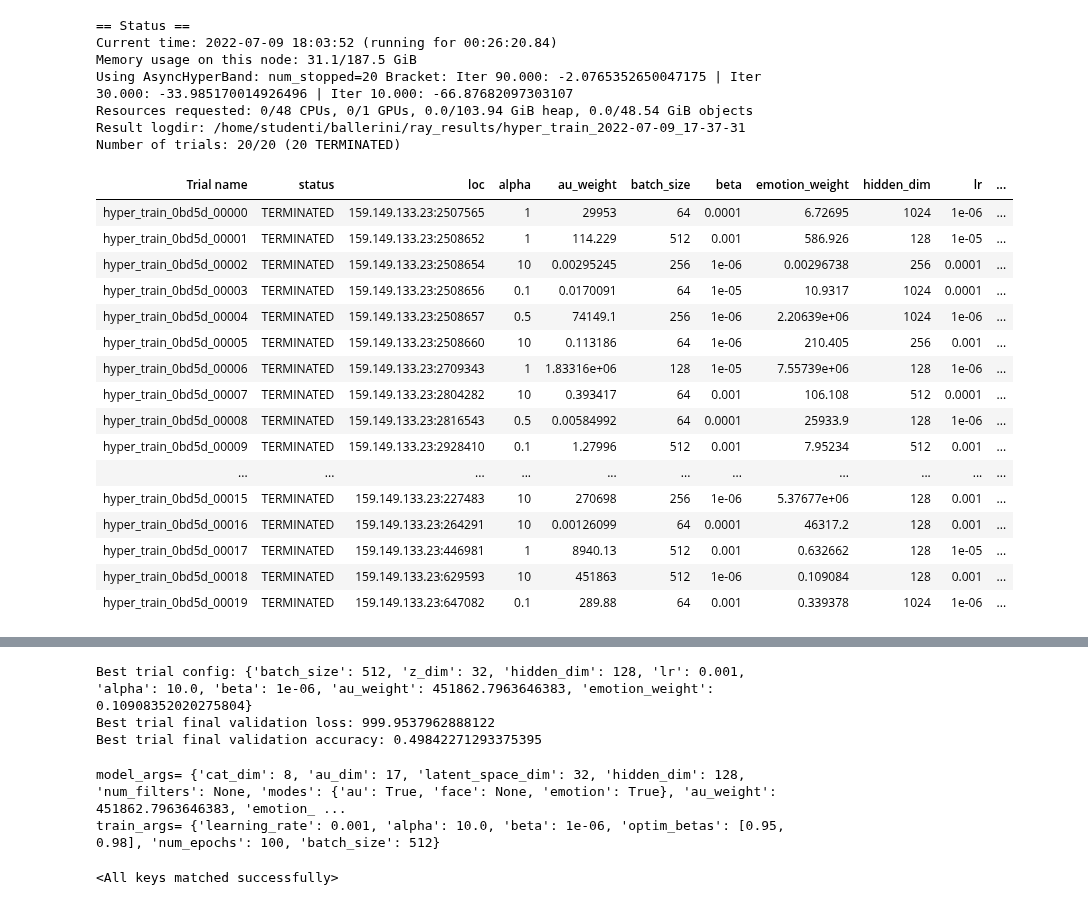
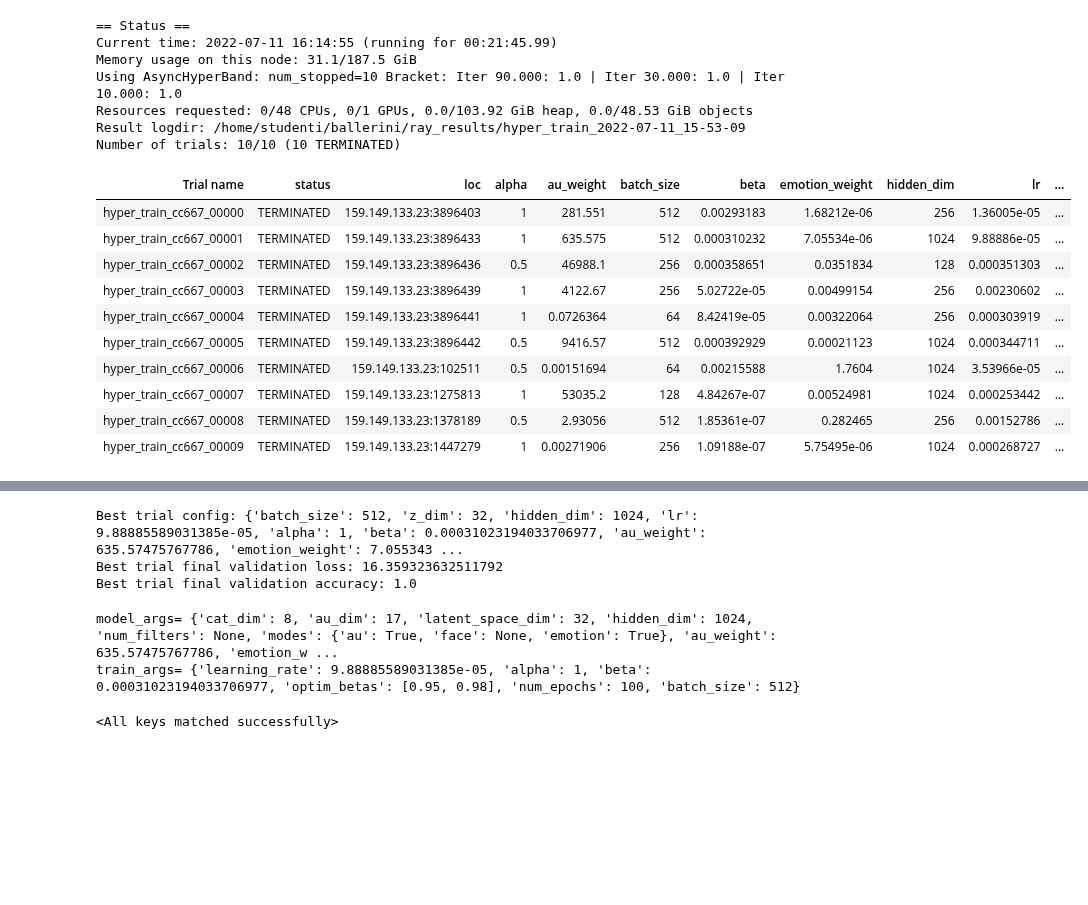
Before and after one commit to Ale-Ba2lero/Multimodal-Emotion-Analysis, a Jupyter notebook: src/mvae_torch/HyperparamTuning.ipynb, the cells around one changed output, grey strips where cells are left out. Saved outputs shown, nothing was run; the diff lists cells and outputs as text; code cells hidden in the pictures; blank space fills up the shorter version.

Commit message:
Model tuning

```diff
--- a/src/mvae_torch/HyperparamTuning.ipynb
+++ b/src/mvae_torch/HyperparamTuning.ipynb
@@ -26,7 +26,7 @@ num_workers=32
 
 max_num_epochs=100
 num_epochs=100
-num_samples=20
+num_samples=10
 betas=[0.95, 0.98]
 data_dir = '/home/studenti/ballerini/Multimodal_RSA/src/util/au-emo_2.csv'
 checkpoint_dir='./tuning'
@@ -38,11 +38,11 @@ config = {
     'batch_size':tune.choice([64, 128, 256, 512]),
     'z_dim':tune.choice([25, 32, 50, 64]),
     'hidden_dim':tune.choice([128, 256, 512, 1024]),
-    'lr': tune.choice([1e-3, 1e-4, 1e-5, 1e-6]),
-    'alpha': tune.choice([1e1, 1, 5e-1, 1e-1]),
-    'beta': tune.choice([1e-3, 1e-4, 1e-5, 1e-6, 1e-7]),
-    'au_weight':tune.loguniform(1e-3, 1e7),
-    'emotion_weight':tune.loguniform(1e-3, 1e7),
+    'lr': tune.loguniform(1e-5, 1e-2),
+    'alpha': tune.choice([1, 5e-1]),
+    'beta': tune.loguniform(1e-7, 1e-2),
+    'au_weight':tune.loguniform(1e-3, 1e5),
+    'emotion_weight':tune.loguniform(1e-6, 1e2),
 }
 # %%
 def hyper_train(config, data_dir, num_epochs, use_cuda=True, checkpoint_dir=None):
@@ -220,54 +219,48 @@ def hyper_train(config, data_dir, num_epochs, use_cuda=True, checkpoint_dir=None
     print("Finished Training")
 # %%
 scheduler = ASHAScheduler(
-    metric="loss",
-    mode="min",
+    metric="accuracy",
+    mode="max",
     max_t=max_num_epochs,
     grace_period=10,
     reduction_factor=3)
 
 reporter = JupyterNotebookReporter(
     True,
-    metric_columns=["accuracy","loss","training_iteration"])
+    metric_columns=["accuracy","training_iteration"])
 
 result = tune.run(
         partial(hyper_train,
                 data_dir=data_dir,
                 num_epochs=num_epochs,
                 checkpoint_dir=checkpoint_dir),
         resources_per_trial={"cpu": 8, "gpu": 0.1},
         config=config,
         num_samples=num_samples,
         scheduler=scheduler,
         progress_reporter=reporter)
 
 best_trial = result.get_best_trial("accuracy", "max", "last")
 
 print("Best trial config: {}".format(best_trial.config))
 print("Best trial final validation loss: {}".format(best_trial.last_result["loss"]))
 print("Best trial final validation accuracy: {}".format(best_trial.last_result["accuracy"]))
 # %% [output]
 == Status ==
-Current time: 2022-07-09 18:03:52 (running for 00:26:20.84)
+Current time: 2022-07-11 16:14:55 (running for 00:21:45.99)
 Memory usage on this node: 31.1/187.5 GiB
-Using AsyncHyperBand: num_stopped=20 Bracket: Iter 90.000: -2.0765352650047175 | Iter 30.000: -33.985170014926496 | Iter 10.000: -66.87682097303107
-Resources requested: 0/48 CPUs, 0/1 GPUs, 0.0/103.94 GiB heap, 0.0/48.54 GiB objects
-Result logdir: /home/studenti/ballerini/ray_results/hyper_train_2022-07-09_17-37-31
-Number of trials: 20/20 (20 TERMINATED)
+Using AsyncHyperBand: num_stopped=10 Bracket: Iter 90.000: 1.0 | Iter 30.000: 1.0 | Iter 10.000: 1.0
+Resources requested: 0/48 CPUs, 0/1 GPUs, 0.0/103.92 GiB heap, 0.0/48.53 GiB objects
+Result logdir: /home/studenti/ballerini/ray_results/hyper_train_2022-07-11_15-53-09
+Number of trials: 10/10 (10 TERMINATED)
 | Trial name | status | loc | alpha | au_weight | batch_size | beta | emotion_weight | hidden_dim | lr | ... |
-| hyper_train_0bd5d_00000 | TERMINATED | 159.149.133.23:2507565 | 1 | 29953 | 64 | 0.0001 | 6.72695 | 1024 | 1e-06 | ... |
-| hyper_train_0bd5d_00001 | TERMINATED | 159.149.133.23:2508652 | 1 | 114.229 | 512 | 0.001 | 586.926 | 128 | 1e-05 | ... |
-| hyper_train_0bd5d_00002 | TERMINATED | 159.149.133.23:2508654 | 10 | 0.00295245 | 256 | 1e-06 | 0.00296738 | 256 | 0.0001 | ... |
-| hyper_train_0bd5d_00003 | TERMINATED | 159.149.133.23:2508656 | 0.1 | 0.0170091 | 64 | 1e-05 | 10.9317 | 1024 | 0.0001 | ... |
-| hyper_train_0bd5d_00004 | TERMINATED | 159.149.133.23:2508657 | 0.5 | 74149.1 | 256 | 1e-06 | 2.20639e+06 | 1024 | 1e-06 | ... |
-| hyper_train_0bd5d_00005 | TERMINATED | 159.149.133.23:2508660 | 10 | 0.113186 | 64 | 1e-06 | 210.405 | 256 | 0.001 | ... |
-| hyper_train_0bd5d_00006 | TERMINATED | 159.149.133.23:2709343 | 1 | 1.83316e+06 | 128 | 1e-05 | 7.55739e+06 | 128 | 1e-06 | ... |
-| hyper_train_0bd5d_00007 | TERMINATED | 159.149.133.23:2804282 | 10 | 0.393417 | 64 | 0.001 | 106.108 | 512 | 0.0001 | ... |
-| hyper_train_0bd5d_00008 | TERMINATED | 159.149.133.23:2816543 | 0.5 | 0.00584992 | 64 | 0.0001 | 25933.9 | 128 | 1e-06 | ... |
-| hyper_train_0bd5d_00009 | TERMINATED | 159.149.133.23:2928410 | 0.1 | 1.27996 | 512 | 0.001 | 7.95234 | 512 | 0.001 | ... |
-| ... | ... | ... | ... | ... | ... | ... | ... | ... | ... | ... |
-| hyper_train_0bd5d_00015 | TERMINATED | 159.149.133.23:227483 | 10 | 270698 | 256 | 1e-06 | 5.37677e+06 | 128 | 0.001 | ... |
-| hyper_train_0bd5d_00016 | TERMINATED | 159.149.133.23:264291 | 10 | 0.00126099 | 64 | 0.0001 | 46317.2 | 128 | 0.001 | ... |
-| hyper_train_0bd5d_00017 | TERMINATED | 159.149.133.23:446981 | 1 | 8940.13 | 512 | 0.001 | 0.632662 | 128 | 1e-05 | ... |
-| hyper_train_0bd5d_00018 | TERMINATED | 159.149.133.23:629593 | 10 | 451863 | 512 | 1e-06 | 0.109084 | 128 | 0.001 | ... |
-| hyper_train_0bd5d_00019 | TERMINATED | 159.149.133.23:647082 | 0.1 | 289.88 | 64 | 0.001 | 0.339378 | 1024 | 1e-06 | ... |
+| hyper_train_cc667_00000 | TERMINATED | 159.149.133.23:3896403 | 1 | 281.551 | 512 | 0.00293183 | 1.68212e-06 | 256 | 1.36005e-05 | ... |
+| hyper_train_cc667_00001 | TERMINATED | 159.149.133.23:3896433 | 1 | 635.575 | 512 | 0.000310232 | 7.05534e-06 | 1024 | 9.88886e-05 | ... |
+| hyper_train_cc667_00002 | TERMINATED | 159.149.133.23:3896436 | 0.5 | 46988.1 | 256 | 0.000358651 | 0.0351834 | 128 | 0.000351303 | ... |
+| hyper_train_cc667_00003 | TERMINATED | 159.149.133.23:3896439 | 1 | 4122.67 | 256 | 5.02722e-05 | 0.00499154 | 256 | 0.00230602 | ... |
+| hyper_train_cc667_00004 | TERMINATED | 159.149.133.23:3896441 | 1 | 0.0726364 | 64 | 8.42419e-05 | 0.00322064 | 256 | 0.000303919 | ... |
+| hyper_train_cc667_00005 | TERMINATED | 159.149.133.23:3896442 | 0.5 | 9416.57 | 512 | 0.000392929 | 0.00021123 | 1024 | 0.000344711 | ... |
+| hyper_train_cc667_00006 | TERMINATED | 159.149.133.23:102511 | 0.5 | 0.00151694 | 64 | 0.00215588 | 1.7604 | 1024 | 3.53966e-05 | ... |
+| hyper_train_cc667_00007 | TERMINATED | 159.149.133.23:1275813 | 1 | 53035.2 | 128 | 4.84267e-07 | 0.00524981 | 1024 | 0.000253442 | ... |
+| hyper_train_cc667_00008 | TERMINATED | 159.149.133.23:1378189 | 0.5 | 2.93056 | 512 | 1.85361e-07 | 0.282465 | 256 | 0.00152786 | ... |
+| hyper_train_cc667_00009 | TERMINATED | 159.149.133.23:1447279 | 1 | 0.00271906 | 256 | 1.09188e-07 | 5.75495e-06 | 1024 | 0.000268727 | ... |
@@ -275,6 +268,6 @@ Number of trials: 20/20 (20 TERMINATED)
-Best trial config: {'batch_size': 512, 'z_dim': 32, 'hidden_dim': 128, 'lr': 0.001, 'alpha': 10.0, 'beta': 1e-06, 'au_weight': 451862.7963646383, 'emotion_weight': 0.10908352020275804}
-Best trial final validation loss: 999.9537962888122
-Best trial final validation accuracy: 0.49842271293375395
+Best trial config: {'batch_size': 512, 'z_dim': 32, 'hidden_dim': 1024, 'lr': 9.88885589031385e-05, 'alpha': 1, 'beta': 0.00031023194033706977, 'au_weight': 635.57475767786, 'emotion_weight': 7.055343 ...
+Best trial final validation loss: 16.359323632511792
+Best trial final validation accuracy: 1.0
 # %%
 model_args = {
     'cat_dim':8,
@@ -302,8 +295,8 @@ train_args = {
 print('model_args=', model_args)
 print('train_args=', train_args)
 # %% [output]
-model_args= {'cat_dim': 8, 'au_dim': 17, 'latent_space_dim': 32, 'hidden_dim': 128, 'num_filters': None, 'modes': {'au': True, 'face': None, 'emotion': True}, 'au_weight': 451862.7963646383, 'emotion_ ...
-train_args= {'learning_rate': 0.001, 'alpha': 10.0, 'beta': 1e-06, 'optim_betas': [0.95, 0.98], 'num_epochs': 100, 'batch_size': 512}
+model_args= {'cat_dim': 8, 'au_dim': 17, 'latent_space_dim': 32, 'hidden_dim': 1024, 'num_filters': None, 'modes': {'au': True, 'face': None, 'emotion': True}, 'au_weight': 635.57475767786, 'emotion_w ...
+train_args= {'learning_rate': 9.88885589031385e-05, 'alpha': 1, 'beta': 0.00031023194033706977, 'optim_betas': [0.95, 0.98], 'num_epochs': 100, 'batch_size': 512}
 # %%
 best_trained_model =  build_model(**model_args).double()
 # %%
```
Also changed, not shown: parts of 4 cells of this notebook, 2 other files.
